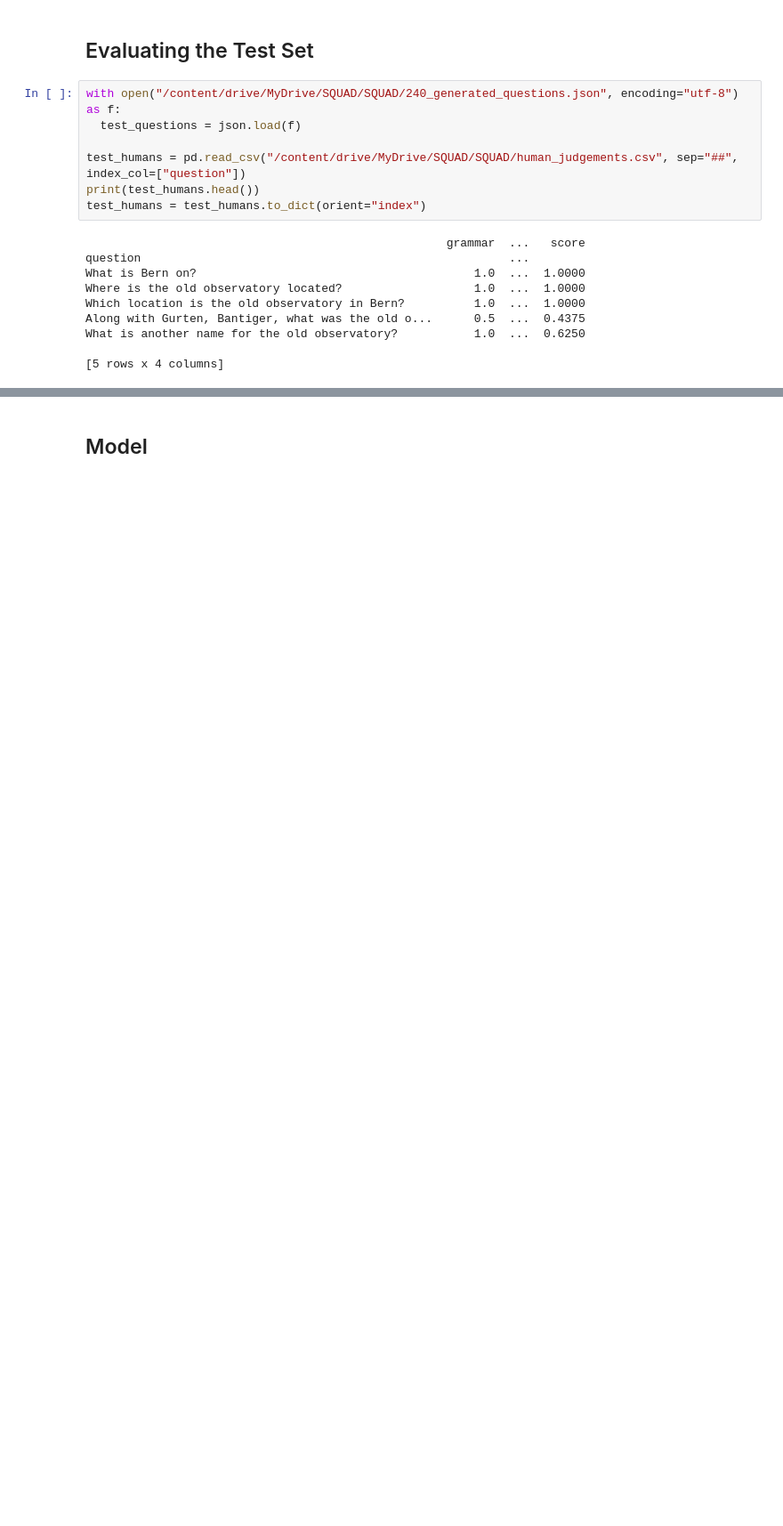
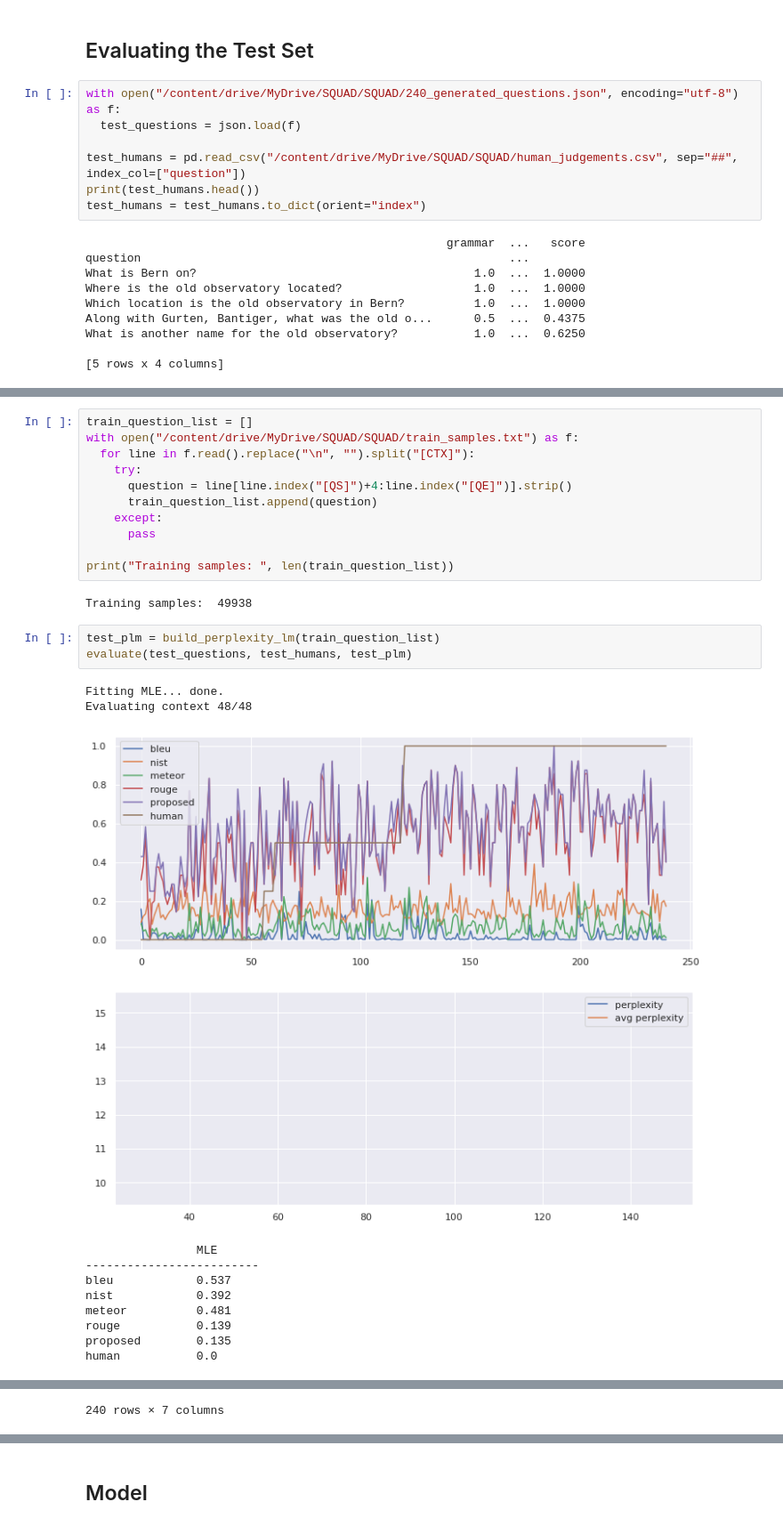
Before and after one commit to giuliofortini/NLP_SQuAD_Project, a Jupyter notebook: SQUAD_evaluating_questions.ipynb, the cells around one changed output, grey strips where cells are left out. Shown at 89% size. Cells and saved outputs as stored; diff of their text form; blank space fills up the shorter version.

Commit message:
almost done - perplexity about perplexity

```diff
--- a/SQUAD_evaluating_questions.ipynb
+++ b/SQUAD_evaluating_questions.ipynb
@@ -350,0 +318,28 @@ human           0.0
+# %%
+train_question_list = []
+with open("/content/drive/MyDrive/SQUAD/SQUAD/train_samples.txt") as f:
+  for line in f.read().replace("\n", "").split("[CTX]"):
+    try:
+      question = line[line.index("[QS]")+4:line.index("[QE]")].strip()
+      train_question_list.append(question)
+    except:
+      pass
+
+print("Training samples: ", len(train_question_list))
+# %% [output]
+Training samples:  49938
+# %%
+test_plm = build_perplexity_lm(train_question_list)
+evaluate(test_questions, test_humans, test_plm)
+# %% [output]
+Fitting MLE... done.
+Evaluating context 48/48
+[figure, added]
+                MLE
+-------------------------
+bleu            0.537
+nist            0.392
+meteor          0.481
+rouge           0.139
+proposed        0.135
+human           0.0
@@ -351 +358,2 @@ human           0.0
+240 rows × 7 columns
 # %% [markdown]
```
Also changed, not shown: parts of 11 cells of this notebook.
